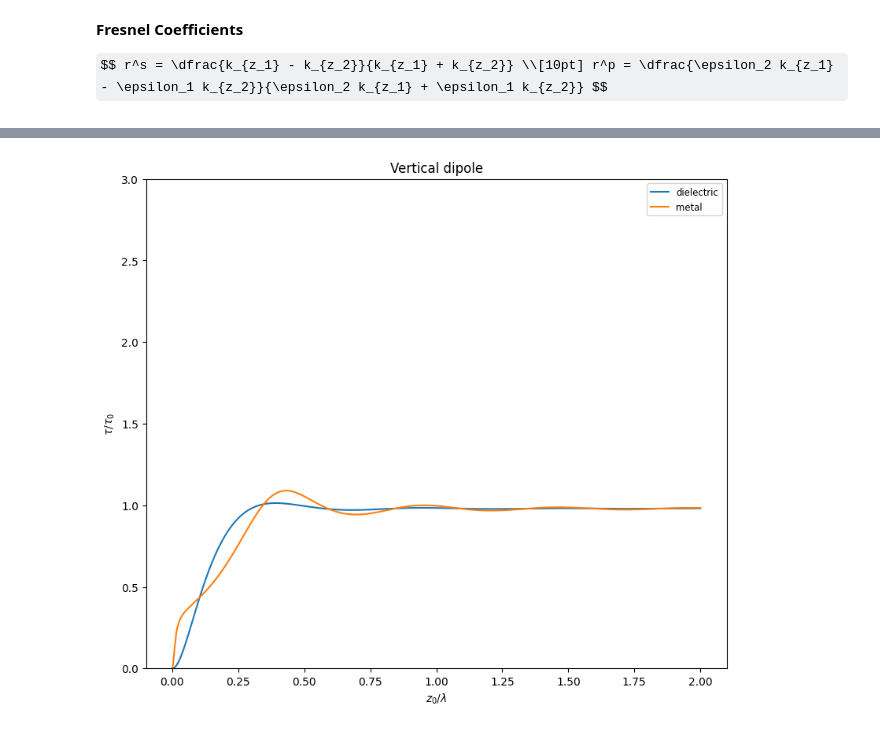
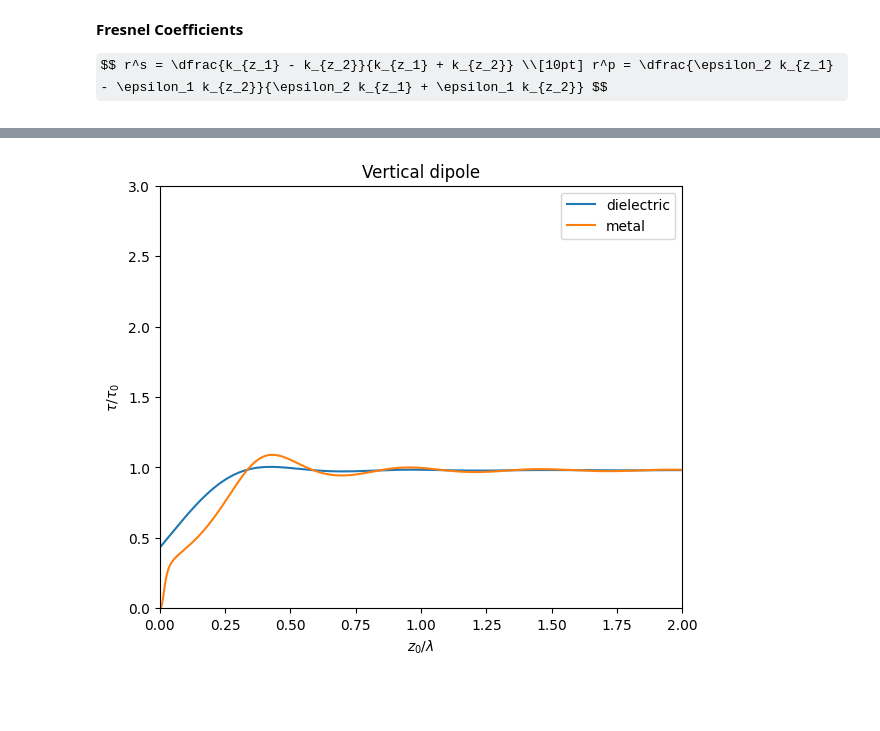
Before and after one commit to amcar-dtu/python-assignments, a Jupyter notebook: nano_opt_7.ipynb, the cells around one changed output, grey strips where cells are left out. Cells and saved outputs as stored; diff of their text form; code cells hidden in the pictures; some formulas as TeX source; blank space fills up the shorter version.

```diff
--- a/nano_opt_7.ipynb
+++ b/nano_opt_7.ipynb
@@ -304,39 +258,17 @@ plt.show()
 # %%
-# =============================================================================
-# Vertical dipole
-# =============================================================================
-
-e2d = 2.25
-e2m = -34.5+8.5*1j
-theta=0
-
-fig, ax = plt.subplots(figsize=(8,7), layout='constrained') # (width, height) in inches
-
-norm_height = np.linspace(0.001, 2, 1000)
-
-gamma_radd = np.zeros(norm_height.shape)
-gamma_nonradd = np.zeros(norm_height.shape)
-gamma_radm = np.zeros(norm_height.shape)
-gamma_nonradm = np.zeros(norm_height.shape)
-for i,z0 in enumerate(norm_height*wl):
-    radd, nonradd = calculate_gamma(e1,e2d,wl,z0,theta)
-    radm, nonradm = calculate_gamma(e1,e2m,wl,z0,theta)
-
-    gamma_radd[i] = radd
-    gamma_nonradd[i] = nonradd
-    gamma_radm[i] = radm
-    gamma_nonradm[i] = nonradm
-
+# plot
+fig, ax = plt.subplots(figsize=(6,5), layout='constrained') # (width, height) in inches
 ax.set_title("Vertical dipole")
-# ax.plot(norm_height,gamma_rad, label=r"$\tau/\tau_0 (rad)$")
-# ax.plot(norm_height,gamma_nonrad, label=r"$\tau/\tau_0 (non rad)$")
-ax.plot(norm_height,1/(gamma_radd+gamma_nonradd), label=r"dielectric")
-ax.plot(norm_height,1/(gamma_radm+gamma_nonradm), label=r"metal")
+# ax.plot(h,gammaRad_rel, label=r"$\tau/\tau_0 (rad)$")
+# ax.plot(h,gammaNR_rel, label=r"$\tau/\tau_0 (non rad)$")
+ax.plot(h,1/gammaD_rel, label=r"dielectric")
+ax.plot(h,1/gammaM_rel, label=r"metal")
+# ax.plot(norm_height,1/(gamma_radm+gamma_nonradm), label=r"metal")
 ax.set_ylim(0,3)
 ax.set_ylabel(r"$\tau/\tau_0$")
 ax.set_xlabel(r"$z_0/\lambda$")
-l = ax.legend(loc='upper right', fancybox=True, fontsize='small')
-
+l = ax.legend(loc='upper right', fancybox=True)
+ax.set_xlim([0, 2])
 plt.show()
 # %% [output]
-[figure, old version]
+[figure, new version]
```
Also changed, not shown: parts of 14 cells of this notebook.
